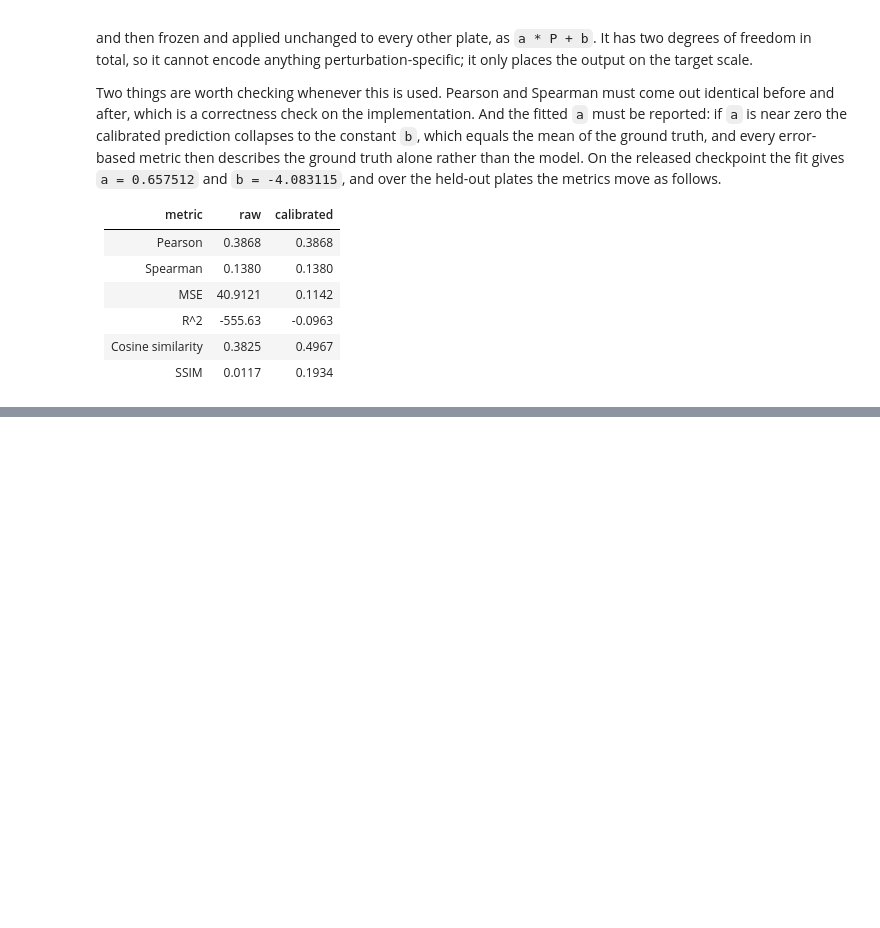
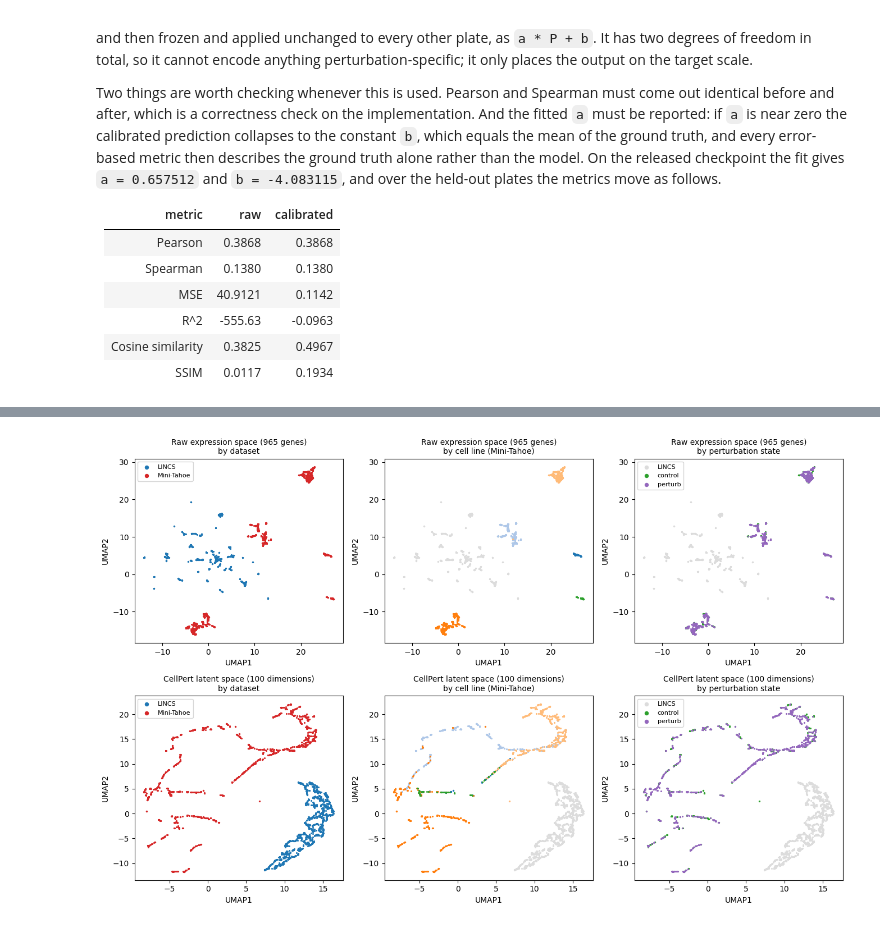
Before and after one commit to QSong-github/CellPert, a Jupyter notebook: tutorial.ipynb, the cells around one changed output, grey strips where cells are left out. Saved outputs shown, nothing was run; the diff lists cells and outputs as text; code cells hidden in the pictures; blank space fills up the shorter version.

```diff
--- a/tutorial.ipynb
+++ b/tutorial.ipynb
@@ -407,6 +426,13 @@ lines stay distinguishable, which is the difference between alignment and collap
 # %%
 import umap
 import matplotlib.pyplot as plt
+
+# One plate is enough for the picture; the published version pools all fourteen.
+TX, tobs = sample(tahoe_path, 2000, 1)
+TZ = encode(TX)
+cell_line = tobs['cell_type'].astype(str).values
+condition = tobs['condition'].astype(str).values
+dataset_lab = np.array(['LINCS'] * len(LX) + ['Mini-Tahoe'] * len(TX))
 
 emb = {}
 for space, (A, B) in (('raw', (LX, TX)), ('latent', (LZ, TZ))):
@@ -422,30 +448,32 @@ fig, axes = plt.subplots(2, 3, figsize=(13.5, 8.6))
 for row, space in enumerate(('raw', 'latent')):
     E = emb[space]
     title = ('Raw expression space (965 genes)' if space == 'raw'
              else 'CellPert latent space (100 dimensions)')
 
     ax = axes[row, 0]
     for k, c in (('LINCS', '#1F77B4'), ('Mini-Tahoe', '#D62728')):
         m = dataset_lab == k
         ax.scatter(E[m, 0], E[m, 1], s=5, c=c, linewidths=0, label=k)
     ax.legend(fontsize=8, markerscale=2.4, frameon=True)
     ax.set_title(title + '\nby dataset', fontsize=10)
 
     ax = axes[row, 1]
     ax.scatter(E[:n_l, 0], E[:n_l, 1], s=5, c=GREY, linewidths=0, zorder=1)
     for c in lines:
         m = np.zeros(len(E), bool); m[n_l:] = cell_line == c
         ax.scatter(E[m, 0], E[m, 1], s=5, color=line_color[c], linewidths=0, zorder=2)
     ax.set_title(title + '\nby cell line (Mini-Tahoe)', fontsize=10)
 
     ax = axes[row, 2]
     ax.scatter(E[:n_l, 0], E[:n_l, 1], s=5, c=GREY, linewidths=0, label='LINCS', zorder=1)
     for k, c in (('control', '#2CA02C'), ('perturb', '#9467BD')):
         m = np.zeros(len(E), bool); m[n_l:] = condition == k
         ax.scatter(E[m, 0], E[m, 1], s=5, c=c, linewidths=0, label=k, zorder=2)
     ax.legend(fontsize=8, markerscale=2.4, frameon=True)
     ax.set_title(title + '\nby perturbation state', fontsize=10)
 
 for ax in axes.ravel():
     ax.set_xlabel('UMAP1'); ax.set_ylabel('UMAP2')
 plt.tight_layout(); plt.show()
+# %% [output]
+[figure, added]
```
Also changed, not shown: parts of 10 cells of this notebook.
